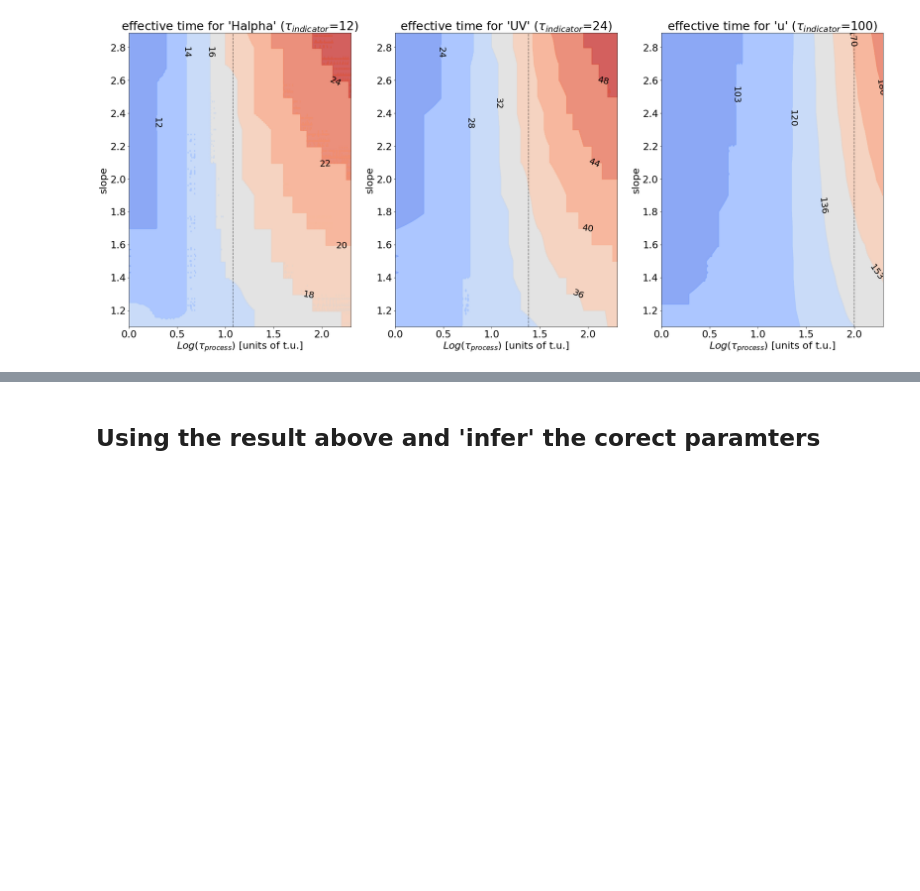
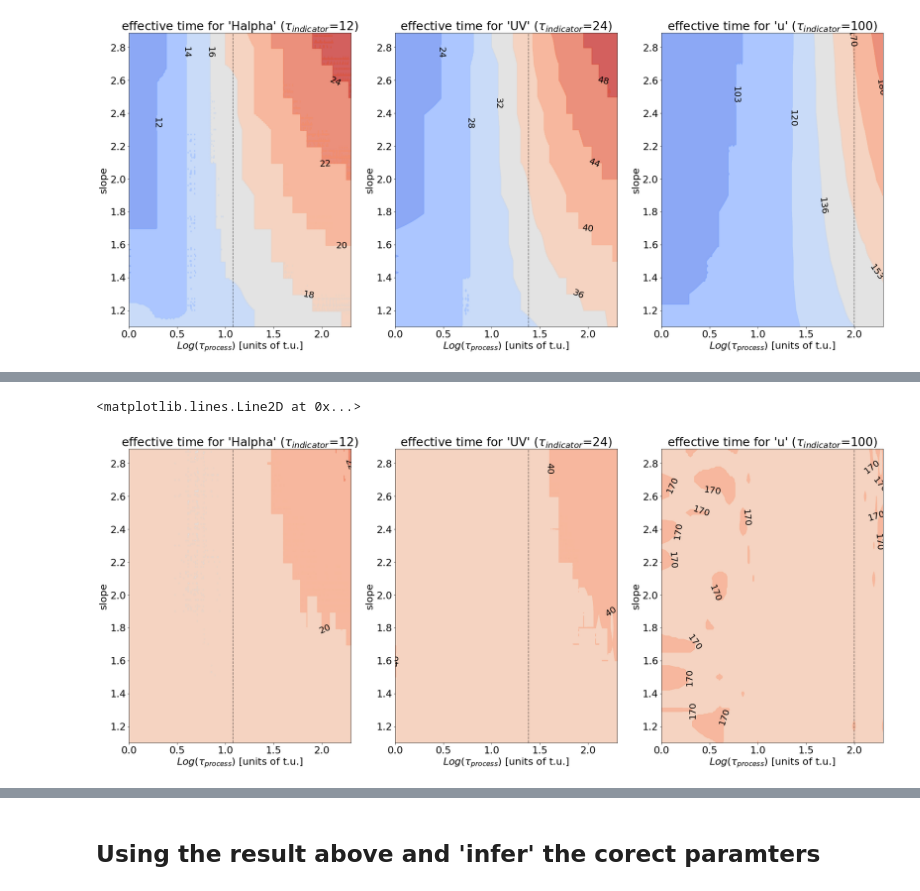
Before and after one commit to nevencaplar/Main-Sequence-Variability, a Jupyter notebook: Main_Sequence_Variability.ipynb, the cells around one changed output, grey strips where cells are left out. Drawn from its saved outputs; the diff is of its cells as text; code cells hidden in the pictures; blank space fills up the shorter version.

Commit message:
empirical scale consideration

```diff
--- a/Main_Sequence_Variability.ipynb
+++ b/Main_Sequence_Variability.ipynb
@@ -1453,0 +1460,4 @@ plt.axvline(np.log10(1*100),color='black',ls='--',alpha=0.5)
+# %%
+def pre_moving_average(a, n=3) :
+    ret = np.cumsum(a, dtype=float)
+    return (ret[n:] - ret[:-n])/ n
@@ -1453,0 +1512,47 @@ plt.axvline(np.log10(1*100),color='black',ls='--',alpha=0.5)
+# %%
+Number_of_R=res_convolving_array1[:,2].reshape(len(slope_1),len(tau))
+T_response_time_1_empirical=interpolate.interp2d(tau,slope_1, Number_of_R, kind='linear')
+Number_of_R=res_convolving_array2[:,2].reshape(len(slope_1),len(tau))
+T_response_time_2_empirical=interpolate.interp2d(tau,slope_1, Number_of_R, kind='linear')
+Number_of_R=res_convolving_array3[:,2].reshape(len(slope_1),len(tau))
+T_response_time_3_empirical=interpolate.interp2d(tau,slope_1, Number_of_R, kind='linear')
+# %%
+slope_fine,tau_fine,R_as_function_of_process_indicator1_empirical=create_Number_of_R_parameter_space(T_response_time_1_empirical)
+slope_fine,tau_fine,R_as_function_of_process_indicator2_empirical=create_Number_of_R_parameter_space(T_response_time_2_empirical)
+slope_fine,tau_fine,R_as_function_of_process_indicator3_empirical=create_Number_of_R_parameter_space(T_response_time_3_empirical)
+# %%
+levels1=np.linspace(0.7*decay_time1,2.2*decay_time1,10)
+levels2=np.linspace(0.7*decay_time2,2.2*decay_time2,10)
+levels3=np.linspace(0.7*decay_time3,2.2*decay_time3,10)
+# %%
+from matplotlib import cm
+plt.figure(figsize=(30,12))
+plt.subplot(1,3,1)
+CS = plt.contourf(np.log10(tau_fine), slope_fine, R_as_function_of_process_indicator1_empirical.reshape(len(slope_fine),len(tau_fine)),cmap=cm.coolwarm,levels=levels1,alpha=0.8)
+CS = plt.contour(np.log10(tau_fine), slope_fine, R_as_function_of_process_indicator1_empirical.reshape(len(slope_fine),len(tau_fine)),cmap=cm.coolwarm,levels=levels1)
+plt.clabel(CS, fontsize=20,colors='black', inline=1,fmt='%1.1i')
+plt.title('effective time for \'Halpha\' ($\\tau_{indicator}$=12)')
+plt.xlabel('$Log(\\tau_{process})$ [units of t.u.]')
+plt.ylabel('slope')
+plt.axvline(np.log10(1*12),color='black',ls='--',alpha=0.5)
+
+plt.subplot(1,3,2)
+CS = plt.contourf(np.log10(tau_fine), slope_fine, R_as_function_of_process_indicator2_empirical.reshape(len(slope_fine),len(tau_fine)),cmap=cm.coolwarm,levels=levels2,alpha=0.8)
+CS = plt.contour(np.log10(tau_fine), slope_fine, R_as_function_of_process_indicator2_empirical.reshape(len(slope_fine),len(tau_fine)),cmap=cm.coolwarm,levels=levels2)
+plt.clabel(CS, fontsize=20,colors='black', inline=1,fmt='%1.1i')
+plt.title('effective time for \'UV\' ($\\tau_{indicator}$=24)')
+plt.xlabel('$Log(\\tau_{process})$ [units of t.u.]')
+plt.ylabel('slope')
+plt.axvline(np.log10(1*24),color='black',ls='--',alpha=0.5)
+
+plt.subplot(1,3,3)
+CS = plt.contourf(np.log10(tau_fine), slope_fine, R_as_function_of_process_indicator3_empirical.reshape(len(slope_fine),len(tau_fine)),cmap=cm.coolwarm,levels=levels3,alpha=0.8)
+CS = plt.contour(np.log10(tau_fine), slope_fine, R_as_function_of_process_indicator3_empirical.reshape(len(slope_fine),len(tau_fine)),cmap=cm.coolwarm,levels=levels3)
+plt.clabel(CS, fontsize=20,colors='black', inline=1,fmt='%1.1i')
+plt.title('effective time for \'u\' ($\\tau_{indicator}$=100)')
+plt.xlabel('$Log(\\tau_{process})$ [units of t.u.]')
+plt.ylabel('slope')
+plt.axvline(np.log10(1*100),color='black',ls='--',alpha=0.5)
+# %% [output]
+<matplotlib.lines.Line2D at 0x...>
+[figure, added]
```
Also changed, not shown: parts of 23 cells of this notebook.
